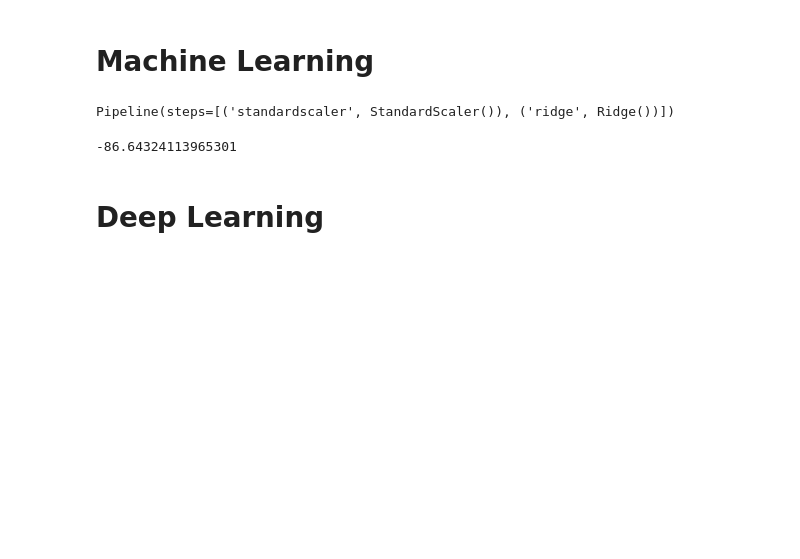
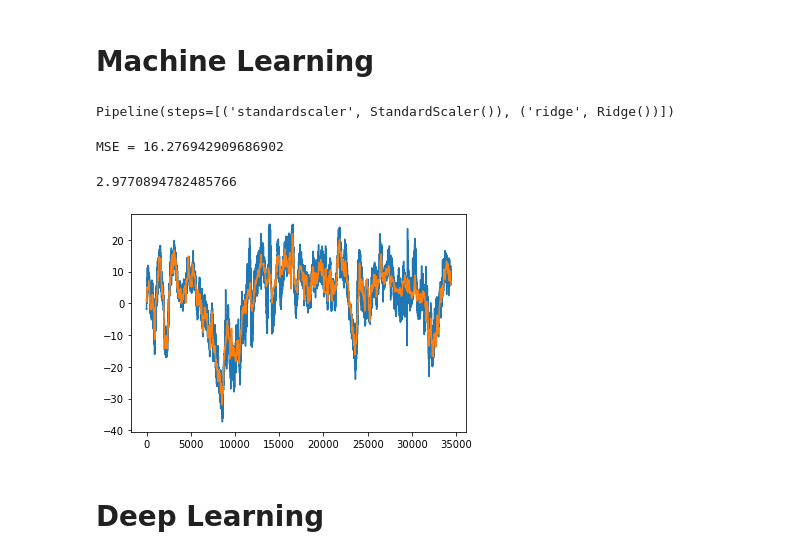
Before and after one commit to oceanhackweek/ohw21-proj-deep-currents, a Jupyter notebook: notebooks/deep_learning.ipynb, the cells around one changed output. Saved outputs shown, nothing was run; the diff lists cells and outputs as text; code cells hidden in the pictures; blank space fills up the shorter version.

```diff
--- a/notebooks/deep_learning.ipynb
+++ b/notebooks/deep_learning.ipynb
@@ -117,5 +66,4 @@ Pipeline(steps=[('standardscaler', StandardScaler()), ('ridge', Ridge())])
 # %%
-score_baseline = cross_val_score(pipe_baseline, X, y, cv=5, scoring='neg_mean_squared_error').mean()
-score_baseline
+m.score_baseline()
 # %% [output]
--86.64324113965301
+MSE = 16.276942909686902
@@ -126,3 +70,8 @@ y_pred_baseline
+# %%
+m.predict_baseline()
+# %% [output]
+2.9770894782485766
+[figure, added]
 # %% [markdown]
 # Deep Learning
 # %% [markdown]
```
Also changed, not shown: parts of 36 cells of this notebook, 10 other files.
